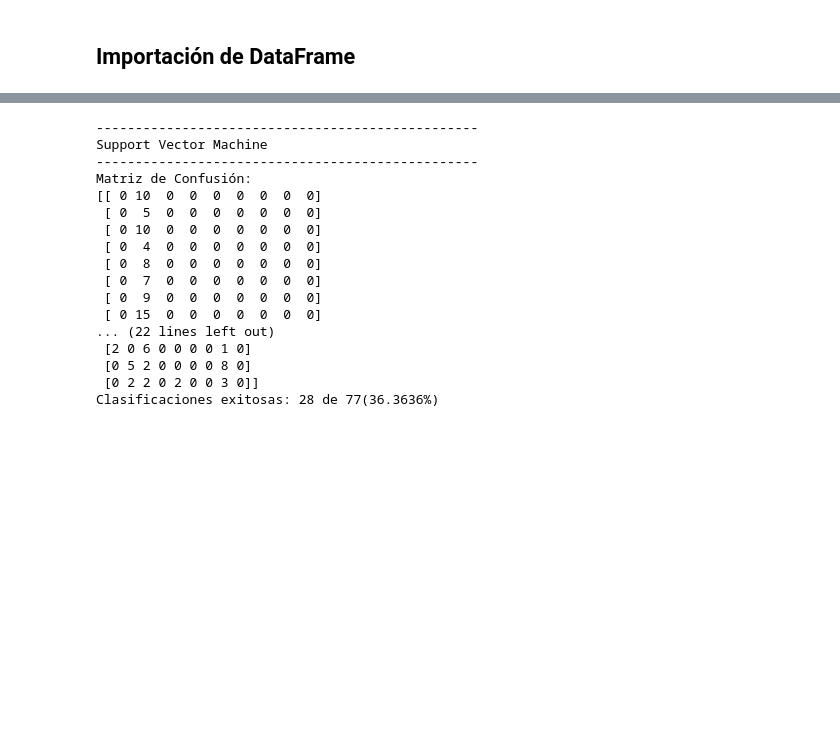
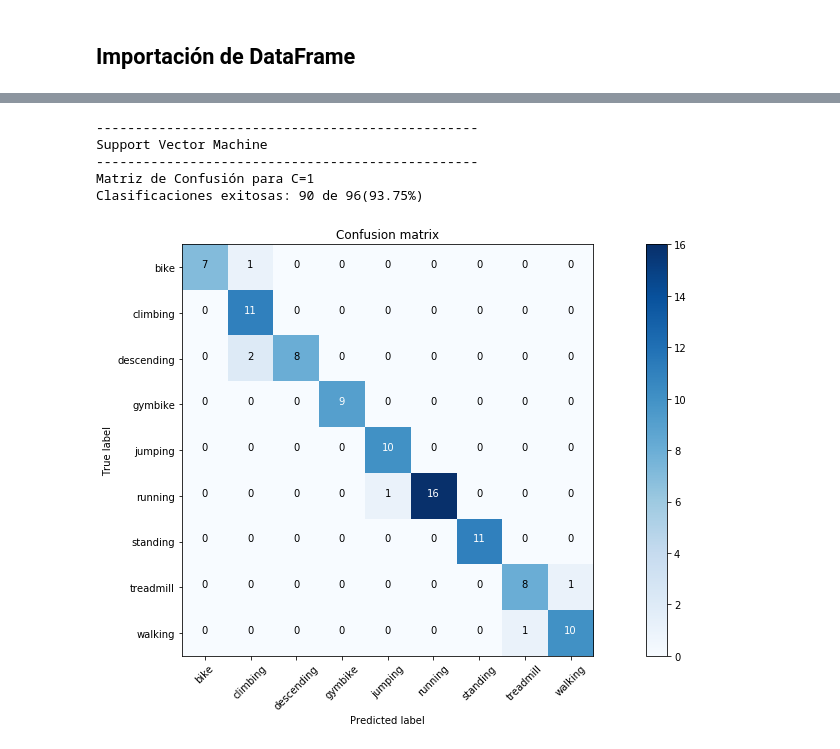
Before and after one commit to GioPais/Physical_activity_classifier, a Jupyter notebook: MarkII.ipynb, the cells around one changed output, grey strips where cells are left out. Drawn from its saved outputs; the diff is of its cells as text; code cells hidden in the pictures; blank space fills up the shorter version.

```diff
--- a/MarkII.ipynb
+++ b/MarkII.ipynb
@@ -270,53 +208,49 @@ Tiempo de entrenamiento: 8.081659074814525s
 # %%
 from sklearn.svm import SVC,LinearSVC
-def svm_poly(xtrain,ytrain,xtest,ytest,deg=3):
+def svm_poly(xtrain,ytrain,xtest,ytest,C=1):
     #Entrenamiento
     std_scale=skl.preprocessing.StandardScaler().fit(xtrain)
     df_std = std_scale.transform(xtrain)
-    clf = SVC(kernel='linear',C=deg)
+    clf = SVC(kernel='linear',C=C)
     clf.fit(df_std, ytrain)
     #Validacion
     std_scale=skl.preprocessing.StandardScaler().fit(xtest)
-    feattest = std_scale.transform(xtest)
+    xtest_n = std_scale.transform(xtest)
     #score = clf_p.decision_function(feattest)
     #ypred=clf.predict(feattest)
 
-    c_m=ANN_perf(xtest,ytest,clf)
-    print('Matriz de Confusión:')
-    print(c_m)
-    dsum=get_D(c_m)
-    percentage=np.round((dsum/(len(ytest)*1.0))*100,4)
-    print('Clasificaciones exitosas: {} de {}({}%)'.format(dsum,len(ytest),percentage))
-    #print('Tiempo de entrenamiento: {}s'.format(result[5]))
+    c_m=ANN_perf(xtest_n,ytest,clf)
+
+    acc=get_D(c_m)
+    return c_m,acc,C
 
 print('-------------------------------------------------')
 print('Support Vector Machine')
 print('-------------------------------------------------')
-svm_poly(xtrain,ytrain,xval,yval,deg=0.0001)
-print('-------------------------------------------------')
-svm_poly(xtrain,ytrain,xval,yval,deg=1)
-print('-------------------------------------------------')
-svm_poly(xtrain,ytrain,xval,yval,deg=1000)
-#svm_poly(Mtrain,Mval,deg=2)
-#svm_poly(Mtrain,Mval,deg=3)
+result=[]
+result.append(svm_poly(xtrain,ytrain,xval,yval,C=0.0001))
+result.append(svm_poly(xtrain,ytrain,xval,yval,C=1))
+result.append(svm_poly(xtrain,ytrain,xval,yval,C=1000))
+best_acc=0
+best_cm=None
+best_c=0
+for i in range(0,3):
+    if result[i][1]>best_acc:
+        best_acc=result[i][1]
+        best_cm=result[i][0]
+        best_c=result[i][2]
+
+print('Matriz de Confusión para C={}'.format(best_c))
+plot_confusion_matrix(best_cm,Activities)
+percentage=np.round((best_acc/(len(yval)*1.0))*100,4)
+print('Clasificaciones exitosas: {} de {}({}%)'.format(best_acc,len(yval),percentage))
 # %% [output]
 -------------------------------------------------
 Support Vector Machine
 -------------------------------------------------
-Matriz de Confusión:
-[[ 0 10  0  0  0  0  0  0  0]
- [ 0  5  0  0  0  0  0  0  0]
- [ 0 10  0  0  0  0  0  0  0]
- [ 0  4  0  0  0  0  0  0  0]
- [ 0  8  0  0  0  0  0  0  0]
- [ 0  7  0  0  0  0  0  0  0]
- [ 0  9  0  0  0  0  0  0  0]
- [ 0 15  0  0  0  0  0  0  0]
-... (22 lines left out)
- [2 0 6 0 0 0 0 1 0]
- [0 5 2 0 0 0 0 8 0]
- [0 2 2 0 2 0 0 3 0]]
-Clasificaciones exitosas: 28 de 77(36.3636%)
+Matriz de Confusión para C=1
+Clasificaciones exitosas: 90 de 96(93.75%)
+[figure, added]
 # %%
 from sklearn.model_selection import train_test_split
 from sklearn.feature_extraction.text import CountVectorizer
```
Also changed, not shown: parts of 6 cells of this notebook.
